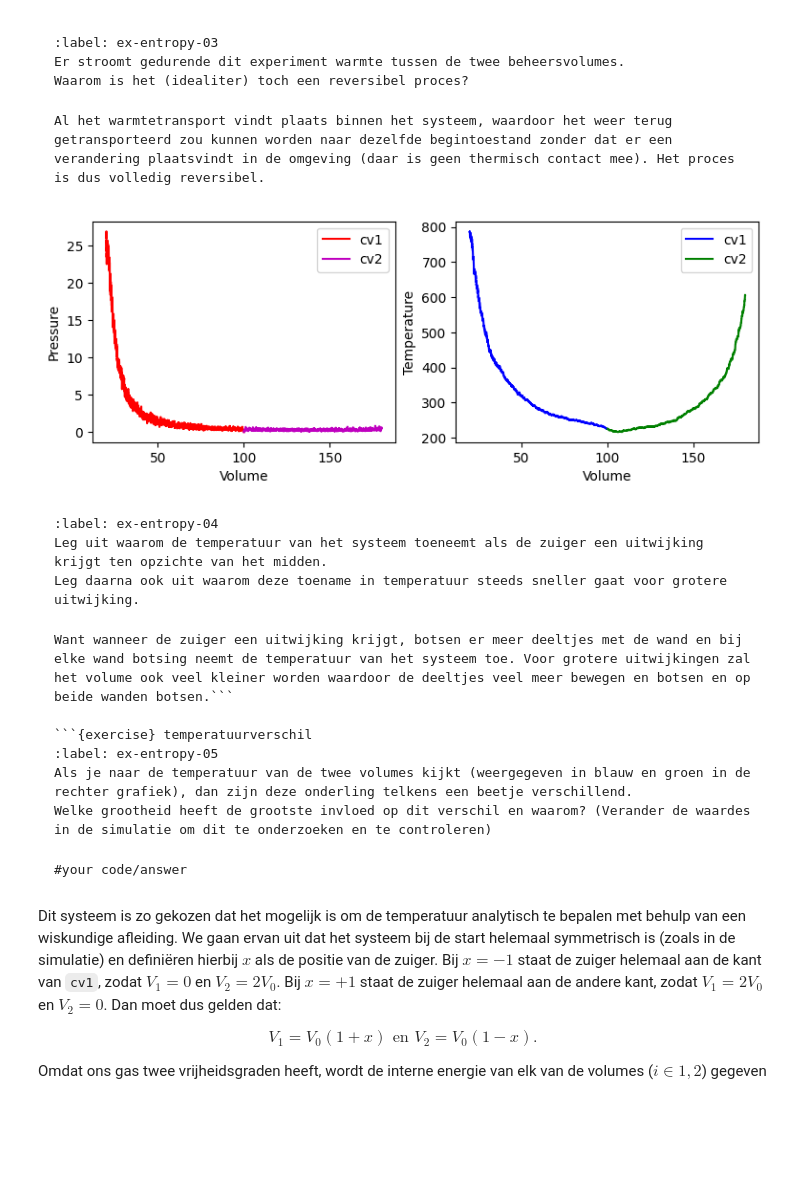
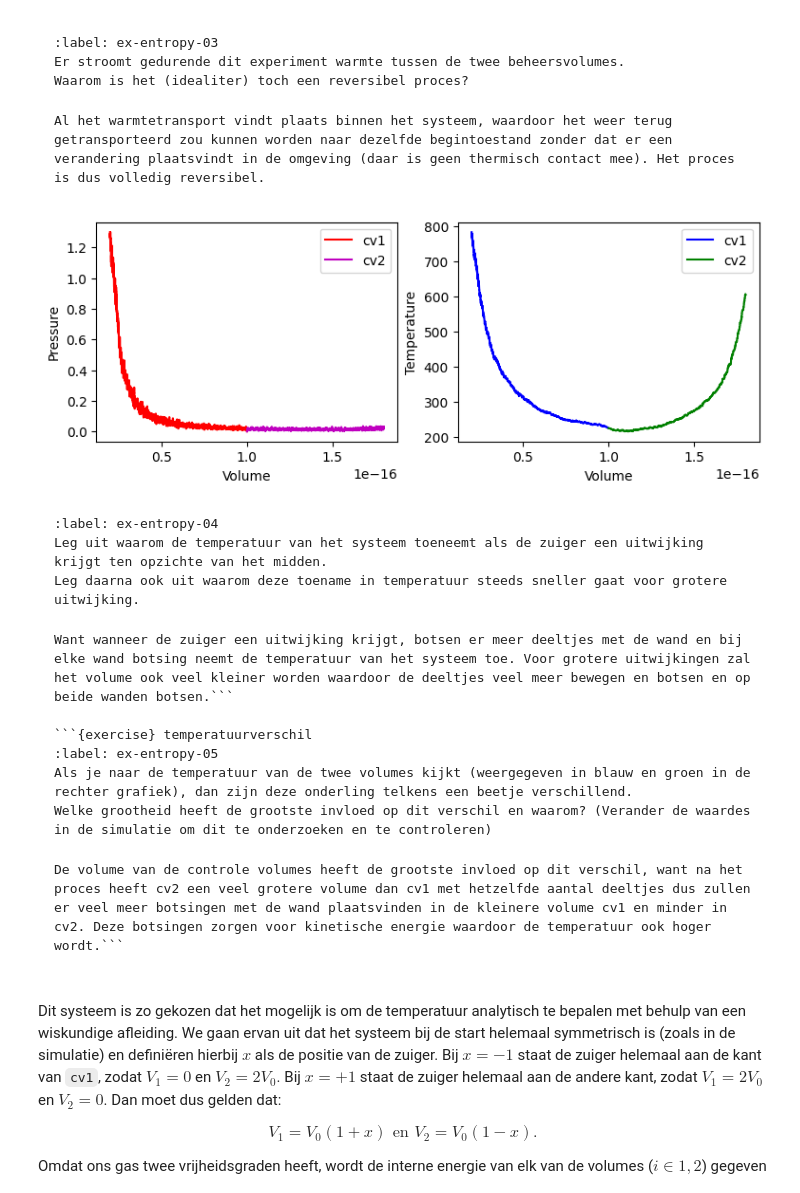
Before and after one commit to arenmeghdadi/314159265358979323846264338, a Jupyter notebook: Content/PySim/9_entropie.ipynb, the cells around one changed output. Cells and saved outputs as stored; diff of their text form; code cells hidden in the pictures; blank space fills up the shorter version.

````diff
--- a/Content/PySim/9_entropie.ipynb
+++ b/Content/PySim/9_entropie.ipynb
@@ -314,26 +318,34 @@ for i in range(num_data):
 # %%
 # plotten van de druk en temperatuur van beide volumes
+
+pressures1real = (pressures1c * 30*1.66e-27) / (1e-12)**2
+volumes1real = volumes1c * (1e-9)**2
+
+
+pressures2real = (pressures2c * 30*1.66e-27) / (1e-12)**2
+volumes2real = volumes2c * (1e-9)**2
+
 fig, (ax1, ax2) = plt.subplots(1, 2, figsize=(9, 3))
 ax1.set_xlabel('Volume')
 ax1.set_ylabel('Pressure')
 
 ax2.set_xlabel('Volume')
 ax2.set_ylabel('Temperature')
 fig.tight_layout
 
 #druk als functie van volume
-ax1.plot(volumes1, pressures1, '-r', label='cv1')
-ax1.plot(volumes2, pressures2, '-m',label='cv2')
+ax1.plot(volumes1real, pressures1real, '-r', label='cv1')
+ax1.plot(volumes2real, pressures2real, '-m',label='cv2')
 ax1.legend()
 
 #temperatuur als functie van volume
-ax2.plot(volumes1, temperatures1, '-b',label='cv1')
-ax2.plot(volumes2, temperatures2, '-g',label='cv2')
+ax2.plot(volumes1real, temperatures1c, '-b',label='cv1')
+ax2.plot(volumes2real, temperatures2c, '-g',label='cv2')
 ax2.legend()
 
 plt.show()
 # %% [output]
-[figure, old version]
+[figure, new version]
 # %% [markdown]
 ```{exercise} toename temperatuur
 :label: ex-entropy-04
@@ -351,8 +363,7 @@ Welke grootheid heeft de grootste invloed op dit verschil en waarom? (Verander d
 ```
 
 ```{solution} ex-entropy-05
-#your code/answer
-```
+De volume van de controle volumes heeft de grootste invloed op dit verschil, want na het proces heeft cv2 een veel grotere volume dan cv1 met hetzelfde aantal deeltjes dus zullen er veel meer botsingen met de wand plaatsvinden in de kleinere volume cv1 en minder in cv2. Deze botsingen zorgen voor kinetische energie waardoor de temperatuur ook hoger wordt.```
 # %% [markdown]
 Dit systeem is zo gekozen dat het mogelijk is om de temperatuur analytisch te bepalen met behulp van een wiskundige afleiding.
 We gaan ervan uit dat het systeem bij de start helemaal symmetrisch is (zoals in de simulatie) en definiëren hierbij $x$ als de positie van de zuiger.
````
Also changed, not shown: parts of 10 cells of this notebook.
